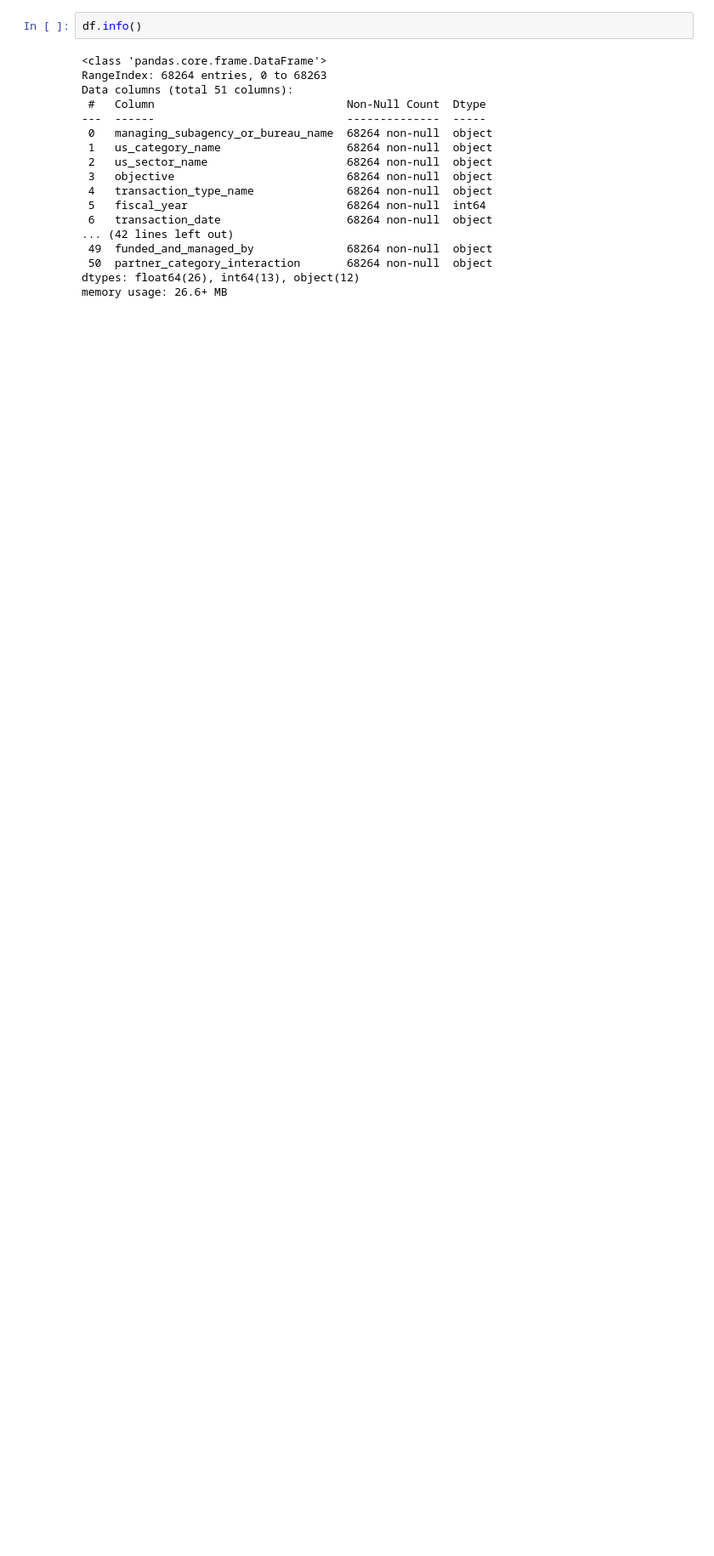
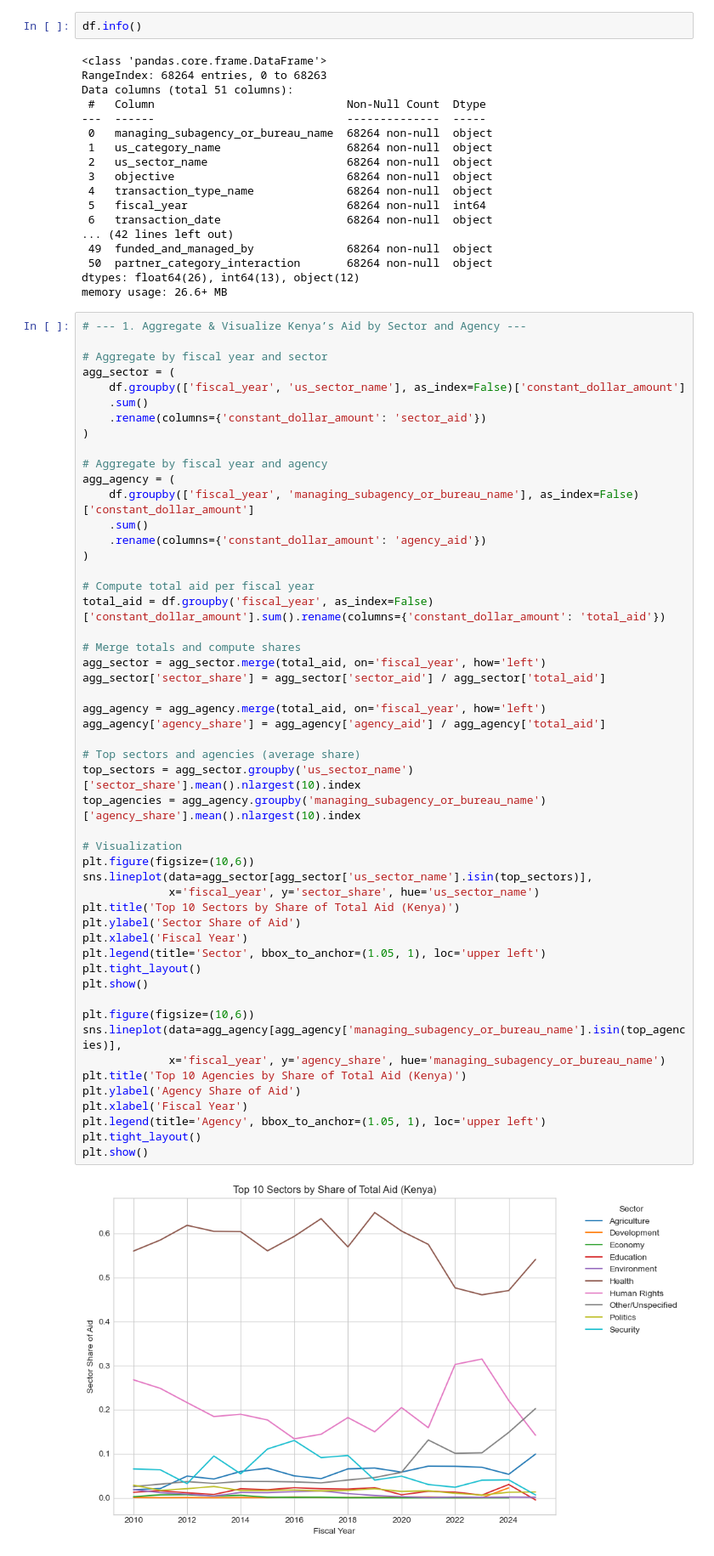
Before and after one commit to Annfelicty/A, a Jupyter notebook: Notebooks/modeling.ipynb, the cells around one changed output. Shown at 85% size. Drawn from its saved outputs; the diff is of its cells as text; blank space fills up the shorter version.

```diff
--- a/Notebooks/modeling.ipynb
+++ b/Notebooks/modeling.ipynb
@@ -212,3 +214,56 @@ Data columns (total 51 columns):
  50  partner_category_interaction       68264 non-null  object
 dtypes: float64(26), int64(13), object(12)
 memory usage: 26.6+ MB
+# %%
+# --- 1. Aggregate & Visualize Kenya’s Aid by Sector and Agency ---
+
+# Aggregate by fiscal year and sector
+agg_sector = (
+    df.groupby(['fiscal_year', 'us_sector_name'], as_index=False)['constant_dollar_amount']
+    .sum()
+    .rename(columns={'constant_dollar_amount': 'sector_aid'})
+)
+
+# Aggregate by fiscal year and agency
+agg_agency = (
+    df.groupby(['fiscal_year', 'managing_subagency_or_bureau_name'], as_index=False)['constant_dollar_amount']
+    .sum()
+    .rename(columns={'constant_dollar_amount': 'agency_aid'})
+)
+
+# Compute total aid per fiscal year
+total_aid = df.groupby('fiscal_year', as_index=False)['constant_dollar_amount'].sum().rename(columns={'constant_dollar_amount': 'total_aid'})
+
+# Merge totals and compute shares
+agg_sector = agg_sector.merge(total_aid, on='fiscal_year', how='left')
+agg_sector['sector_share'] = agg_sector['sector_aid'] / agg_sector['total_aid']
+
+agg_agency = agg_agency.merge(total_aid, on='fiscal_year', how='left')
+agg_agency['agency_share'] = agg_agency['agency_aid'] / agg_agency['total_aid']
+
+# Top sectors and agencies (average share)
+top_sectors = agg_sector.groupby('us_sector_name')['sector_share'].mean().nlargest(10).index
+top_agencies = agg_agency.groupby('managing_subagency_or_bureau_name')['agency_share'].mean().nlargest(10).index
+
+# Visualization
+plt.figure(figsize=(10,6))
+sns.lineplot(data=agg_sector[agg_sector['us_sector_name'].isin(top_sectors)],
+             x='fiscal_year', y='sector_share', hue='us_sector_name')
+plt.title('Top 10 Sectors by Share of Total Aid (Kenya)')
+plt.ylabel('Sector Share of Aid')
+plt.xlabel('Fiscal Year')
+plt.legend(title='Sector', bbox_to_anchor=(1.05, 1), loc='upper left')
+plt.tight_layout()
+plt.show()
+
+plt.figure(figsize=(10,6))
+sns.lineplot(data=agg_agency[agg_agency['managing_subagency_or_bureau_name'].isin(top_agencies)],
+             x='fiscal_year', y='agency_share', hue='managing_subagency_or_bureau_name')
+plt.title('Top 10 Agencies by Share of Total Aid (Kenya)')
+plt.ylabel('Agency Share of Aid')
+plt.xlabel('Fiscal Year')
+plt.legend(title='Agency', bbox_to_anchor=(1.05, 1), loc='upper left')
+plt.tight_layout()
+plt.show()
+# %% [output]
+[figure, added]
```
Also changed, not shown: parts of 8 cells of this notebook.
